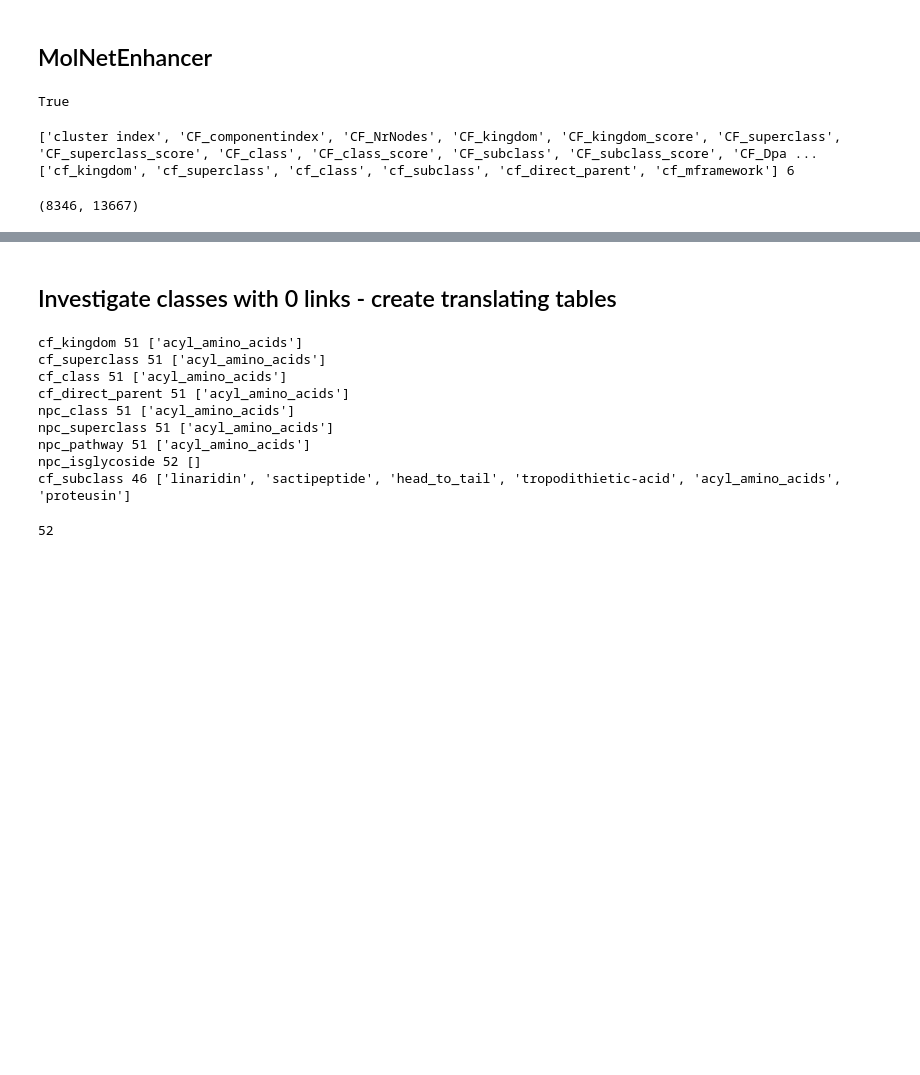
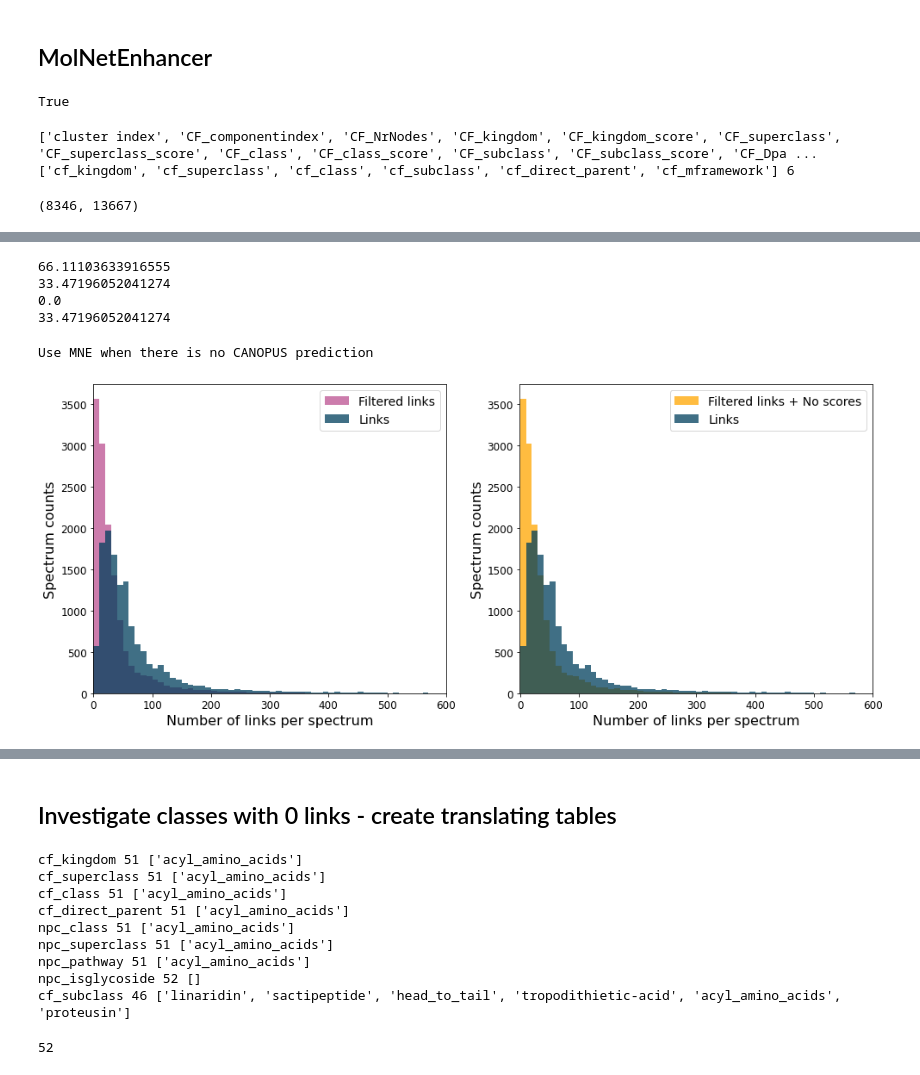
Before and after one commit to NPLinker/nplinker, a Jupyter notebook: notebooks/2-class_linking_tests.ipynb, the cells around one changed output, grey strips where cells are left out. Cells and saved outputs as stored; diff of their text form; code cells hidden in the pictures; blank space fills up the shorter version.

```diff
--- a/notebooks/2-class_linking_tests.ipynb
+++ b/notebooks/2-class_linking_tests.ipynb
@@ -1216,0 +1526,16 @@ Use MNE when there is no CANOPUS prediction
+# %%
+results_spec = npl.get_links(npl.spectra, mc, and_mode=True)
+
+# get_links returns an instance of a class called LinkCollection. This provides a wrapper
+# around the results of the scoring operation and has various useful properties/methods:
+#
+# - len(results) or .source_count will tell you how many of the input_objects were found to have links
+print('Number of results: {}'.format(len(results_spec)))
+# - .sources is a list of those objects
+objects_with_links = results_spec.sources
+# - .links is a dict with structure {input_object: {linked_object: ObjectLink}}
+objects_and_link_info = results_spec.links
+# - .get_all_targets() will return a flat list of *all* the linked objects (for all sources)
+all_targets = results_spec.get_all_targets()
+# - .methods is a list of the scoring methods passed to get_links
+methods = results_spec.methods
@@ -1216,0 +1590,64 @@ Use MNE when there is no CANOPUS prediction
+# %%
+for summary_scores in (mix_all_num_links_spec, mix_all_num_filtered_links_spec, mix_all_no_scores_spec, mix_all_filt_links_spec):
+    print(np.mean(summary_scores))
+# %% [output]
+66.11103633916555
+33.47196052041274
+0.0
+33.47196052041274
+# %%
+print("Use MNE when there is no CANOPUS prediction")
+labels = ["Links", "Filtered links", "Filtered links + No scores"]
+colours = ["#003f5c", "#bc5090", "#ffa600"]
+xs = [mix_all_num_links_spec, mix_all_num_filtered_links_spec, mix_all_filt_links_spec]
+# x1 = [all_num_links, all_num_filtered_links]
+# x2 = [all_num_links, all_filt_links]
+lg_size = 14
+custom_xlim = (-1, max(mix_all_num_links_spec))
+bin_size = 10
+n_bins = np.arange(0, max(mix_all_num_links_spec), bin_size)
+links_title = "Number of links per spectrum"
+count_title = "Spectrum counts"
+hist_type = "stepfilled"
+alpha = 0.75
+
+SMALL_SIZE = 12
+MEDIUM_SIZE = 16
+BIGGER_SIZE = 18
+
+plt.rc('font', size=MEDIUM_SIZE)          # controls default text sizes
+plt.rc('axes', titlesize=MEDIUM_SIZE)     # fontsize of the axes title
+plt.rc('axes', labelsize=MEDIUM_SIZE)    # fontsize of the x and y labels
+plt.rc('xtick', labelsize=SMALL_SIZE)    # fontsize of the tick labels
+plt.rc('ytick', labelsize=SMALL_SIZE)    # fontsize of the tick labels
+plt.rc('legend', fontsize=SMALL_SIZE)    # legend fontsize
+# plt.rc('figure', titlesize=BIGGER_SIZE)  # fontsize of the figure title
+
+# plt.hist(xs, bins=50, density=True, histtype='bar', stacked=True, label=labels, color=colours)
+# plt.legend(prop={'size': lg_size})
+fig, ax = plt.subplots(nrows=1, ncols=2, figsize=(14, 6))
+(ax0, ax1) = ax
+
+# ax0.hist(xs[:2], bins=n_bins, density=False, histtype='step', stacked=False, label=labels[:2], color=colours[:2])
+
+ax0.hist(xs[:2], bins=n_bins, density=False, histtype=hist_type, stacked=False, label=labels[:2],
+         color=colours[:2], alpha=alpha)
+ax0.legend(prop={'size': lg_size})
+# ax1.hist([xs[0], xs[2]], bins=n_bins, density=False, histtype='step', stacked=False, label=[labels[0], labels[2]],
+#          color=[colours[0], colours[2]])
+
+ax1.hist([xs[0], xs[2]], bins=n_bins, density=False, histtype=hist_type, stacked=False, label=[labels[0], labels[2]],
+         color=[colours[0], colours[2]], alpha=alpha)
+ax1.legend(prop={'size': lg_size})
+# ax2.hist(x[2], bins=50, density=True, histtype='bar', stacked=True, label=labels[2], color=colours[2])
+# ax2.legend(prop={'size': lg_size})
+
+plt.setp(ax, xlim=custom_xlim, xlabel=links_title, ylabel=count_title)
+fig.tight_layout()
+
+# plt.show()
+figout = "/home/louwe015/NPLinker/filtered_links_spectra_mix_can-mne_figure.svg"
+plt.savefig(figout)
+# %% [output]
+Use MNE when there is no CANOPUS prediction
+[figure, added]
```
Also changed, not shown: parts of 73 cells of this notebook.
